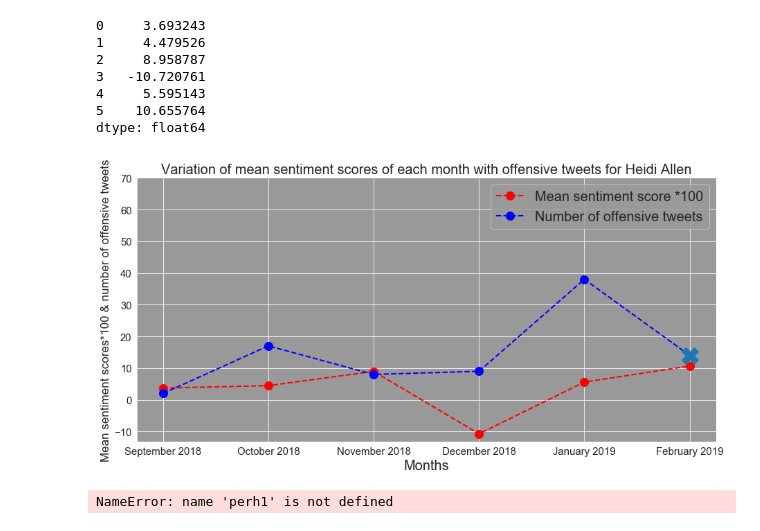
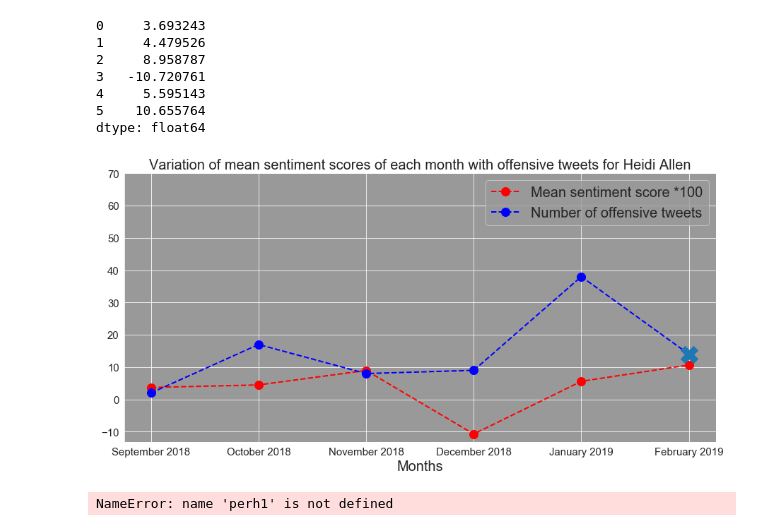
Before and after one commit to abhisheksaxena1998/hate_speech_threat_detection, a Jupyter notebook: heidi allen.ipynb, the cells around one changed output. Drawn from its saved outputs; the diff is of its cells as text; code cells hidden in the pictures.

```diff
--- a/heidi allen.ipynb
+++ b/heidi allen.ipynb
@@ -332,18 +332,18 @@ dtype: float64
 # %%
 fig, ax = plt.subplots(figsize=(15,7))
 ax.plot(xi, s,color='red', marker='o', linestyle='dashed',linewidth=2, markersize=12,label="Mean sentiment score *100")#
 ax.plot(xi, y,color='blue', marker='o', linestyle='dashed',linewidth=2, markersize=12,label="Number of offensive tweets")
 plt.plot('February 2019',14, markersize=24,marker='X')
 ax.set_xlabel('Months',fontsize=20)
 plt.yticks([-10,0,10,20,30,40,50,60,70])
-ax.set_ylabel('Mean sentiment scores*100 & number of offensive tweets',fontsize=17)
+#ax.set_ylabel('Mean sentiment scores*100 & number of offensive tweets',fontsize=17)
 ax.set_title("Variation of mean sentiment scores of each month with offensive tweets for Heidi Allen",fontsize=20)
 ax = plt.gca()
 ax.legend(prop={'size': 20})
 
 ax.tick_params(axis = 'both', which = 'major', labelsize = 15)
 # %% [output]
-[figure, old version]
+[figure, new version]
 # %%
 fig, ax = plt.subplots(figsize=(15,7))
 ax.plot(xi, s,color='red', marker='o', linestyle='dashed',linewidth=2, markersize=12,label="Mean sentimental score *100")#
```
Also changed, not shown: 14 other files.
